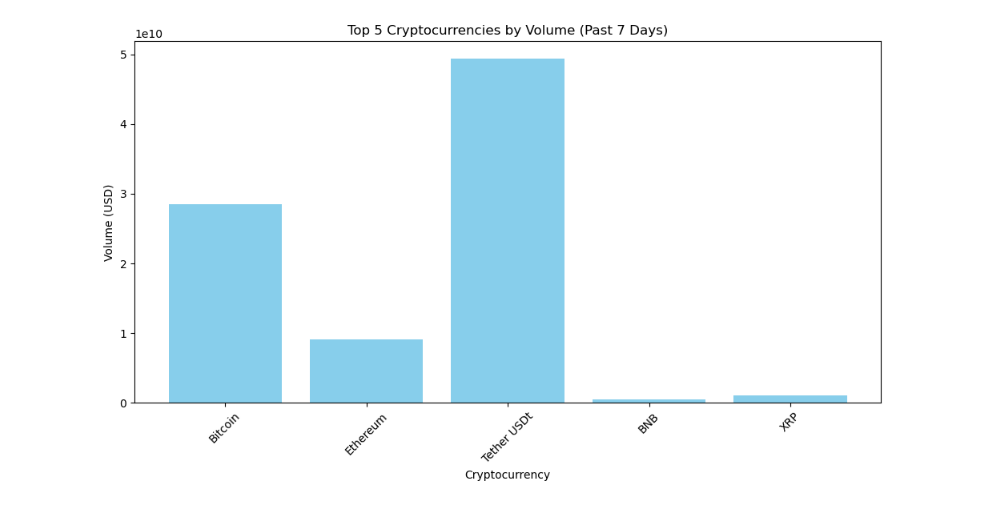
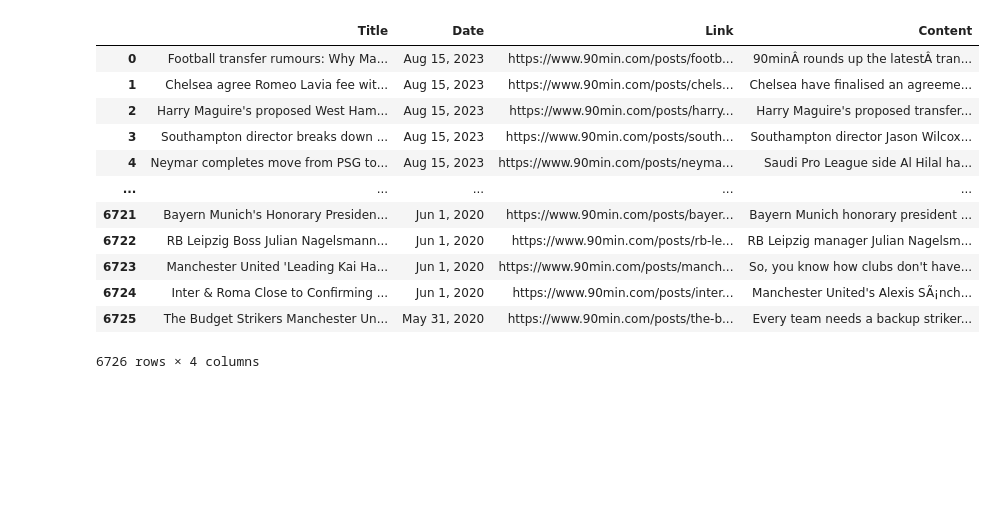
Before and after one commit to Tsegaye6318/INST414, a Jupyter notebook: Untitled.ipynb, the cells around one changed output. Saved outputs shown, nothing was run; the diff lists cells and outputs as text; code cells hidden in the pictures; blank space fills up the shorter version.

```diff
--- a/Untitled.ipynb
+++ b/Untitled.ipynb
@@ -114,27 +1,22 @@ plt.show()
-# %%
-
-
-# Data for the top five cryptocurrencies
-cryptos = [
-    {'name': 'Bitcoin', 'volume_24h': 28522615226.00617},
-    {'name': 'Ethereum', 'volume_24h': 9050913968.262241},
-    {'name': 'Tether USDt', 'volume_24h': 49422987071.77296},
-    {'name': 'BNB', 'volume_24h': 517977849.19039303},
-    {'name': 'XRP', 'volume_24h': 1103199725.7053185}
-]
-
-# Extracting names and volumes
-names = [crypto['name'] for crypto in cryptos]
-volumes = [crypto['volume_24h'] for crypto in cryptos]
-
-# Plotting the data
-plt.figure(figsize=(10, 6))
-plt.bar(names, volumes, color='skyblue')
-plt.xlabel('Cryptocurrency')
-plt.ylabel('Volume (USD)')
-plt.title('Top 5 Cryptocurrencies by Volume (Past 7 Days)')
-plt.xticks(rotation=45)
-plt.tight_layout()
-plt.show()
-# %% [output]
-[figure, removed]
+# %%
+import pandas as pd
+
+file_path = '90minFootballTransferNewsNLP.csv'
+
+# Read the CSV file into a pandas DataFrame
+df = pd.read_csv(file_path)
+df
+# %% [output]
+|  | Title | Date | Link | Content |
+| 0 | Football transfer rumours: Why Ma... | Aug 15, 2023 | https://www.90min.com/posts/footb... | 90minÂ rounds up the latestÂ tran... |
+| 1 | Chelsea agree Romeo Lavia fee wit... | Aug 15, 2023 | https://www.90min.com/posts/chels... | Chelsea have finalised an agreeme... |
+| 2 | Harry Maguire's proposed West Ham... | Aug 15, 2023 | https://www.90min.com/posts/harry... | Harry Maguire's proposed transfer... |
+| 3 | Southampton director breaks down ... | Aug 15, 2023 | https://www.90min.com/posts/south... | Southampton director Jason Wilcox... |
+| 4 | Neymar completes move from PSG to... | Aug 15, 2023 | https://www.90min.com/posts/neyma... | Saudi Pro League side Al Hilal ha... |
+| ... | ... | ... | ... | ... |
+| 6721 | Bayern Munich's Honorary Presiden... | Jun 1, 2020 | https://www.90min.com/posts/bayer... | Bayern Munich honorary president ... |
+| 6722 | RB Leipzig Boss Julian Nagelsmann... | Jun 1, 2020 | https://www.90min.com/posts/rb-le... | RB Leipzig manager Julian Nagelsm... |
+| 6723 | Manchester United 'Leading Kai Ha... | Jun 1, 2020 | https://www.90min.com/posts/manch... | So, you know how clubs don't have... |
+| 6724 | Inter & Roma Close to Confirming ... | Jun 1, 2020 | https://www.90min.com/posts/inter... | Manchester United's Alexis SÃ¡nch... |
+| 6725 | The Budget Strikers Manchester Un... | May 31, 2020 | https://www.90min.com/posts/the-b... | Every team needs a backup striker... |
+6726 rows × 4 columns
```
Also changed, not shown: parts of 6 cells of this notebook, 4 other files.
